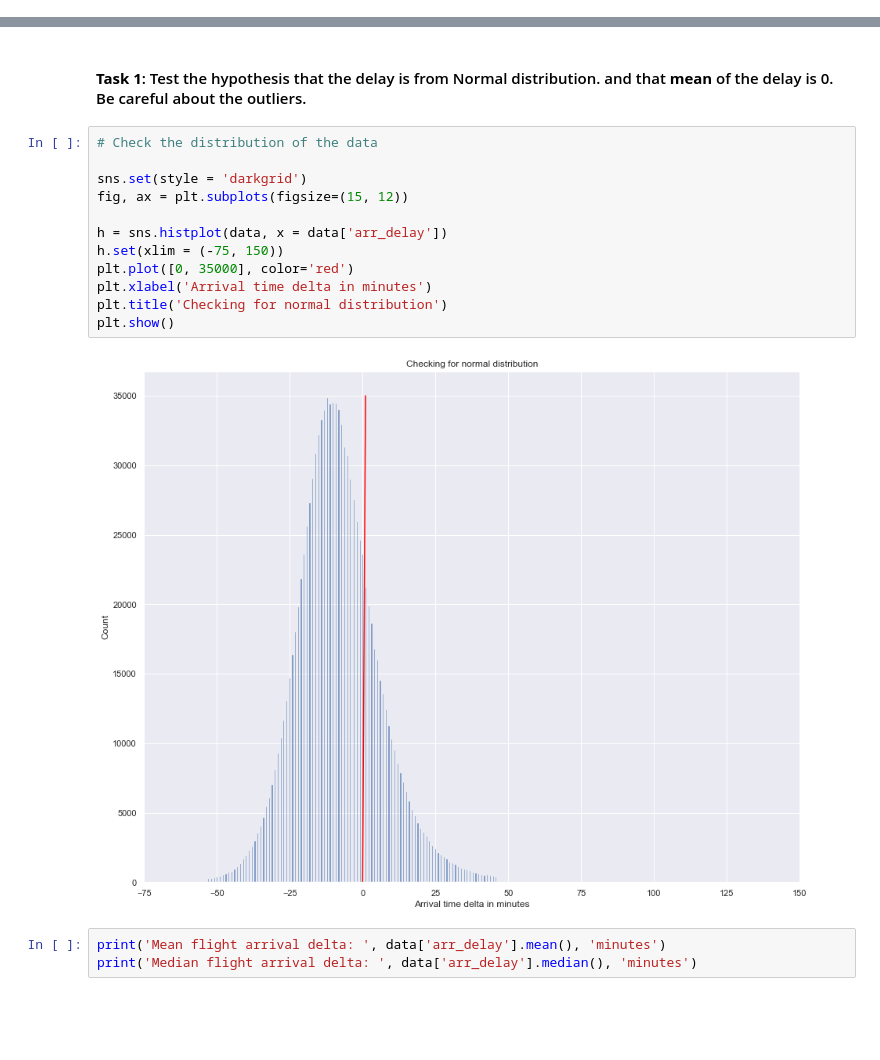
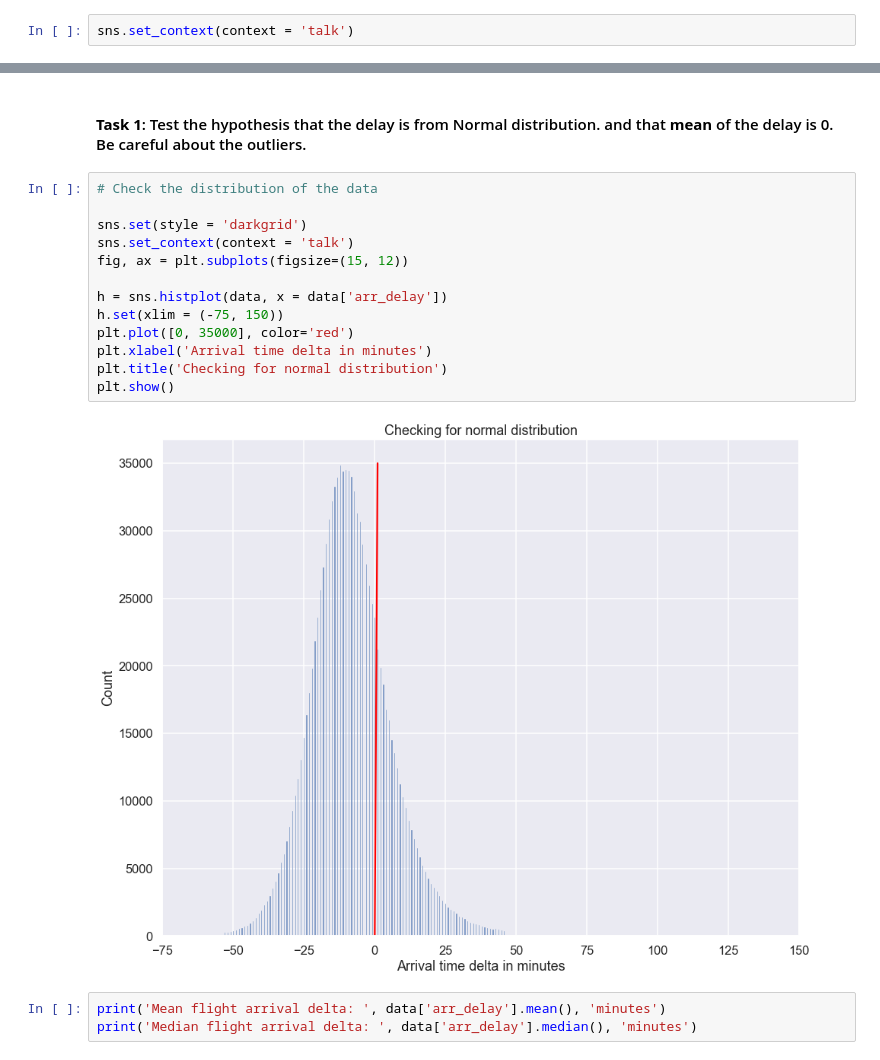
Before and after one commit to bernpb/Flight_Delay_Prediction, a Jupyter notebook: bern_exploratory_analysis.ipynb, the cells around one changed output, grey strips where cells are left out. Saved outputs shown, nothing was run; the diff lists cells and outputs as text; blank space fills up the shorter version.

```diff
--- a/bern_exploratory_analysis.ipynb
+++ b/bern_exploratory_analysis.ipynb
@@ -7,6 +7,8 @@ import seaborn as sns
 
 # Import custom functions
 from functions import statebreaker, get_hour, get_min, delay_binarizer, haul_type
+# %%
+sns.set_context(context = 'talk')
 # %% [markdown]
 ## Exploratory Data Analysis
 
@@ -230,17 +232,18 @@ plt.show()
 # %%
 # Check the distribution of the data
 
 sns.set(style = 'darkgrid')
+sns.set_context(context = 'talk')
 fig, ax = plt.subplots(figsize=(15, 12))
 
 h = sns.histplot(data, x = data['arr_delay'])
 h.set(xlim = (-75, 150))
 plt.plot([0, 35000], color='red')
 plt.xlabel('Arrival time delta in minutes')
 plt.title('Checking for normal distribution')
 plt.show()
 # %% [output]
-[figure, old version]
+[figure, new version]
 # %%
 print('Mean flight arrival delta: ', data['arr_delay'].mean(), 'minutes')
 print('Median flight arrival delta: ', data['arr_delay'].median(), 'minutes')
```
Also changed, not shown: parts of 33 cells of this notebook.
